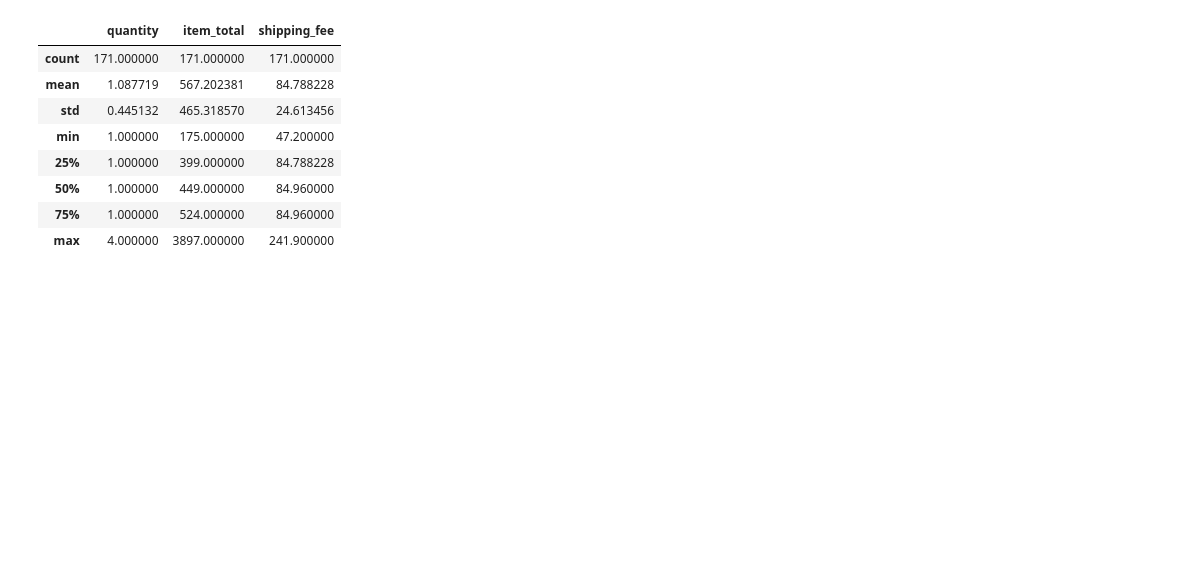
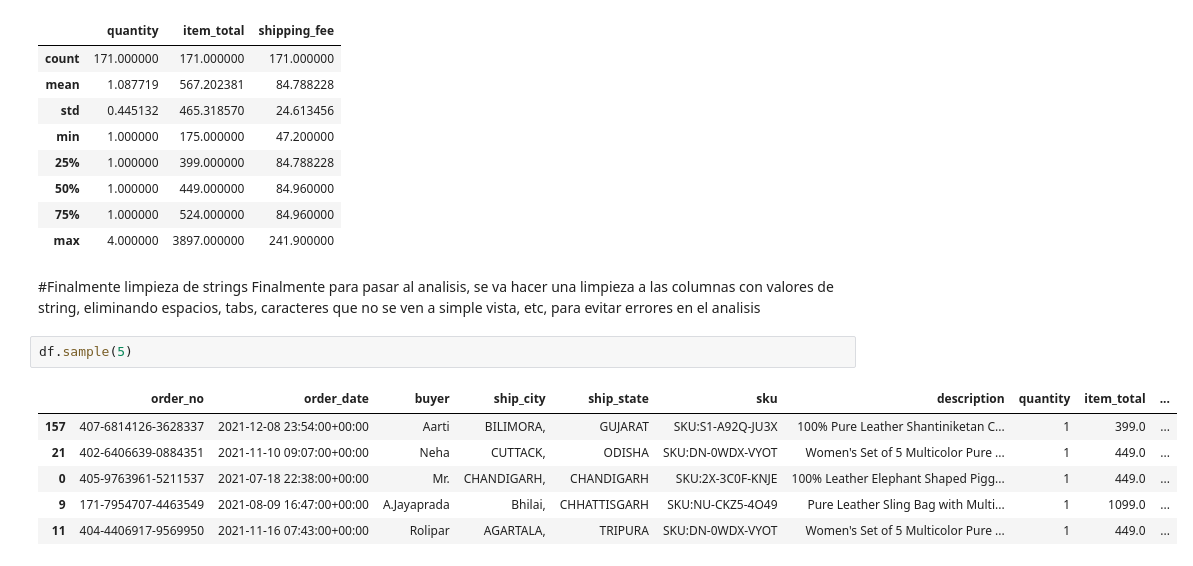
Before and after one commit to kidkezz/Data-practice, a Jupyter notebook: 2025 practicas y proyectos/Python/Practicas/Limpieza de datos/Mnual_eda.ipynb, the cells around one changed output. Cells and saved outputs as stored; diff of their text form; blank space fills up the shorter version.

```diff
--- a/2025 practicas y proyectos/Python/Practicas/Limpieza de datos/Mnual_eda.ipynb
+++ b/2025 practicas y proyectos/Python/Practicas/Limpieza de datos/Mnual_eda.ipynb
@@ -570,3 +580,15 @@ df.describe()
 | 50% | 1.000000 | 449.000000 | 84.960000 |
 | 75% | 1.000000 | 524.000000 | 84.960000 |
 | max | 4.000000 | 3897.000000 | 241.900000 |
+# %% [markdown]
+#Finalmente limpieza de strings
+Finalmente para pasar al analisis, se va hacer una limpieza a las columnas con valores de string, eliminando espacios, tabs, caracteres que no se ven a simple vista, etc, para evitar errores en el analisis
+# %%
+df.sample(5)
+# %% [output]
+|  | order_no | order_date | buyer | ship_city | ship_state | sku | description | quantity | item_total | ... |
+| 157 | 407-6814126-3628337 | 2021-12-08 23:54:00+00:00 | Aarti | BILIMORA, | GUJARAT | SKU:S1-A92Q-JU3X | 100% Pure Leather Shantiniketan C... | 1 | 399.0 | ... |
+| 21 | 402-6406639-0884351 | 2021-11-10 09:07:00+00:00 | Neha | CUTTACK, | ODISHA | SKU:DN-0WDX-VYOT | Women's Set of 5 Multicolor Pure ... | 1 | 449.0 | ... |
+| 0 | 405-9763961-5211537 | 2021-07-18 22:38:00+00:00 | Mr. | CHANDIGARH, | CHANDIGARH | SKU:2X-3C0F-KNJE | 100% Leather Elephant Shaped Pigg... | 1 | 449.0 | ... |
+| 9 | 171-7954707-4463549 | 2021-08-09 16:47:00+00:00 | A.Jayaprada | Bhilai, | CHHATTISGARH | SKU:NU-CKZ5-4O49 | Pure Leather Sling Bag with Multi... | 1 | 1099.0 | ... |
+| 11 | 404-4406917-9569950 | 2021-11-16 07:43:00+00:00 | Rolipar | AGARTALA, | TRIPURA | SKU:DN-0WDX-VYOT | Women's Set of 5 Multicolor Pure ... | 1 | 449.0 | ... |
```
Also changed, not shown: parts of 8 cells of this notebook.
